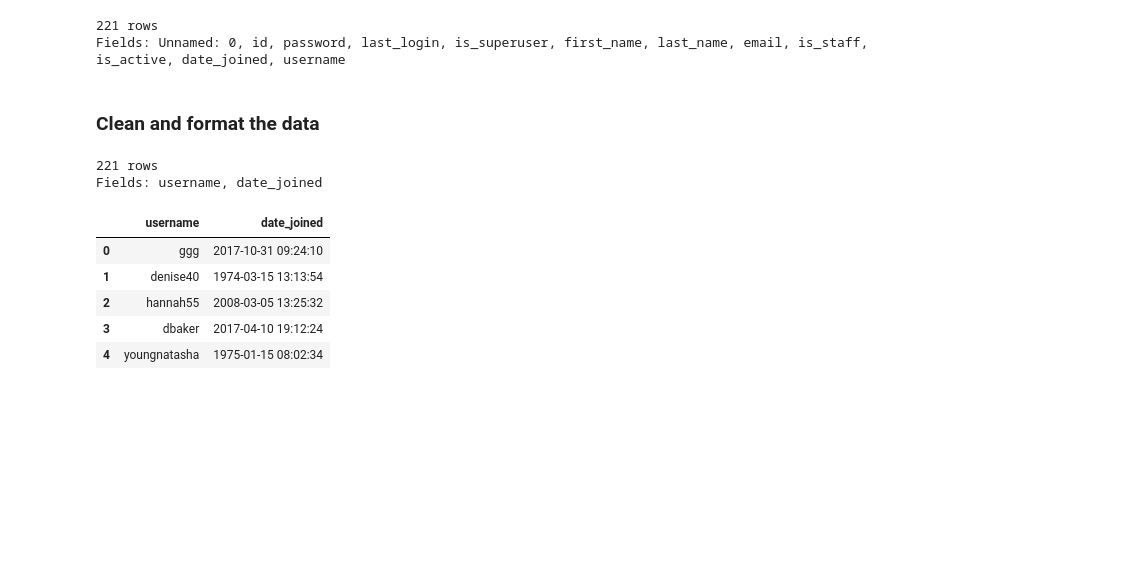
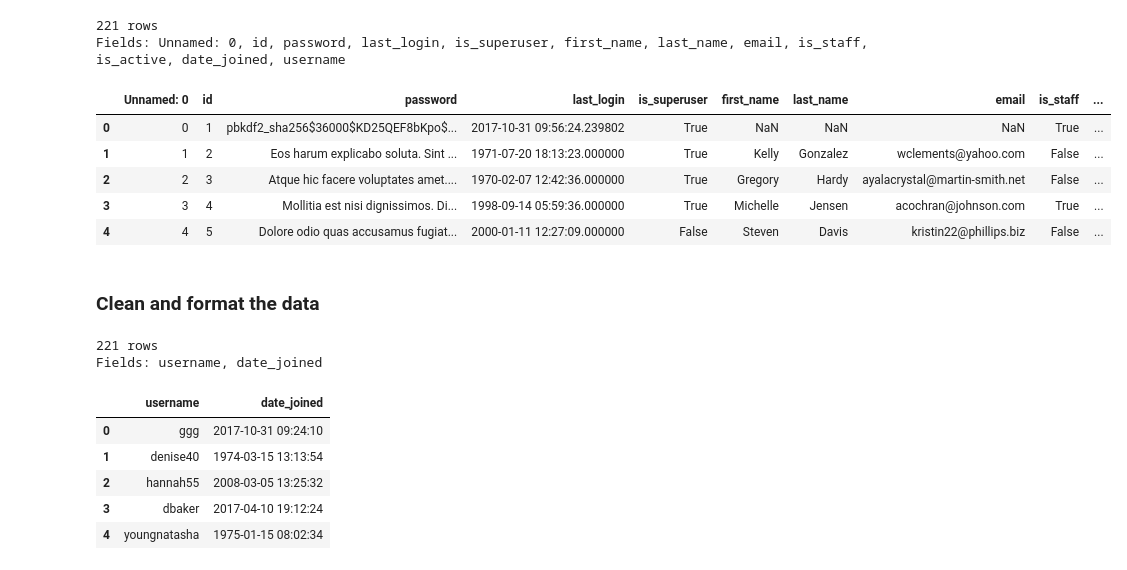
Before and after one commit to synw/dataswim-notebooks, a Jupyter notebook: django_users.ipynb, the cells around one changed output. Saved outputs shown, nothing was run; the diff lists cells and outputs as text; code cells hidden in the pictures; blank space fills up the shorter version.

```diff
--- a/django_users.ipynb
+++ b/django_users.ipynb
@@ -1,23 +1,31 @@
 # %%
 from dataswim import ds
 
 # Load from a Django database
 #ds.connect('postgresql://user:xxxx@localhost/dbname')
 #ds.connect('sqlite:////path/to/db.sqlite3')
 #ds.load("auth_user")
 
 # Load from csv
 ds.load_csv("data/users.csv")
 
 # for a full report:
 #ds.report()
 # for a data description:
 #ds.describe()
 # for a quick look:
-ds.look()
+#ds.look()
+# for a sample:
+ds.show()
 # %% [output]
 221 rows
 Fields: Unnamed: 0, id, password, last_login, is_superuser, first_name, last_name, email, is_staff, is_active, date_joined, username
+|  | Unnamed: 0 | id | password | last_login | is_superuser | first_name | last_name | email | is_staff | ... |
+| 0 | 0 | 1 | pbkdf2_sha256$36000$KD25QEF8bKpo$... | 2017-10-31 09:56:24.239802 | True | NaN | NaN | NaN | True | ... |
+| 1 | 1 | 2 | Eos harum explicabo soluta. Sint ... | 1971-07-20 18:13:23.000000 | True | Kelly | Gonzalez | wclements@yahoo.com | False | ... |
+| 2 | 2 | 3 | Atque hic facere voluptates amet.... | 1970-02-07 12:42:36.000000 | True | Gregory | Hardy | ayalacrystal@martin-smith.net | False | ... |
+| 3 | 3 | 4 | Mollitia est nisi dignissimos. Di... | 1998-09-14 05:59:36.000000 | True | Michelle | Jensen | acochran@johnson.com | True | ... |
+| 4 | 4 | 5 | Dolore odio quas accusamus fugiat... | 2000-01-11 12:27:09.000000 | False | Steven | Davis | kristin22@phillips.biz | False | ... |
 # %% [markdown]
 ### Clean and format the data
 # %%
```
Also changed, not shown: parts of 5 cells of this notebook, 2 other files.
